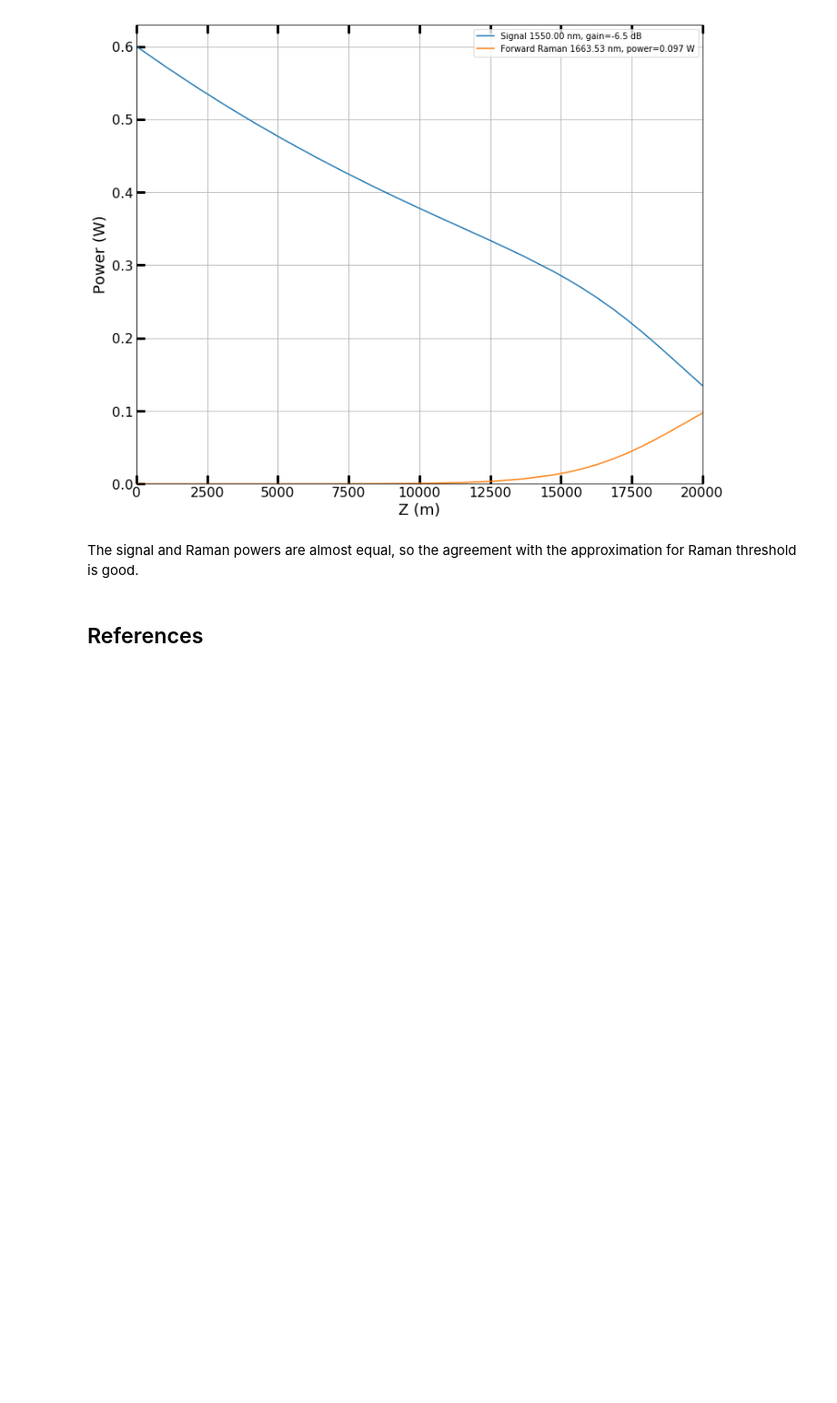
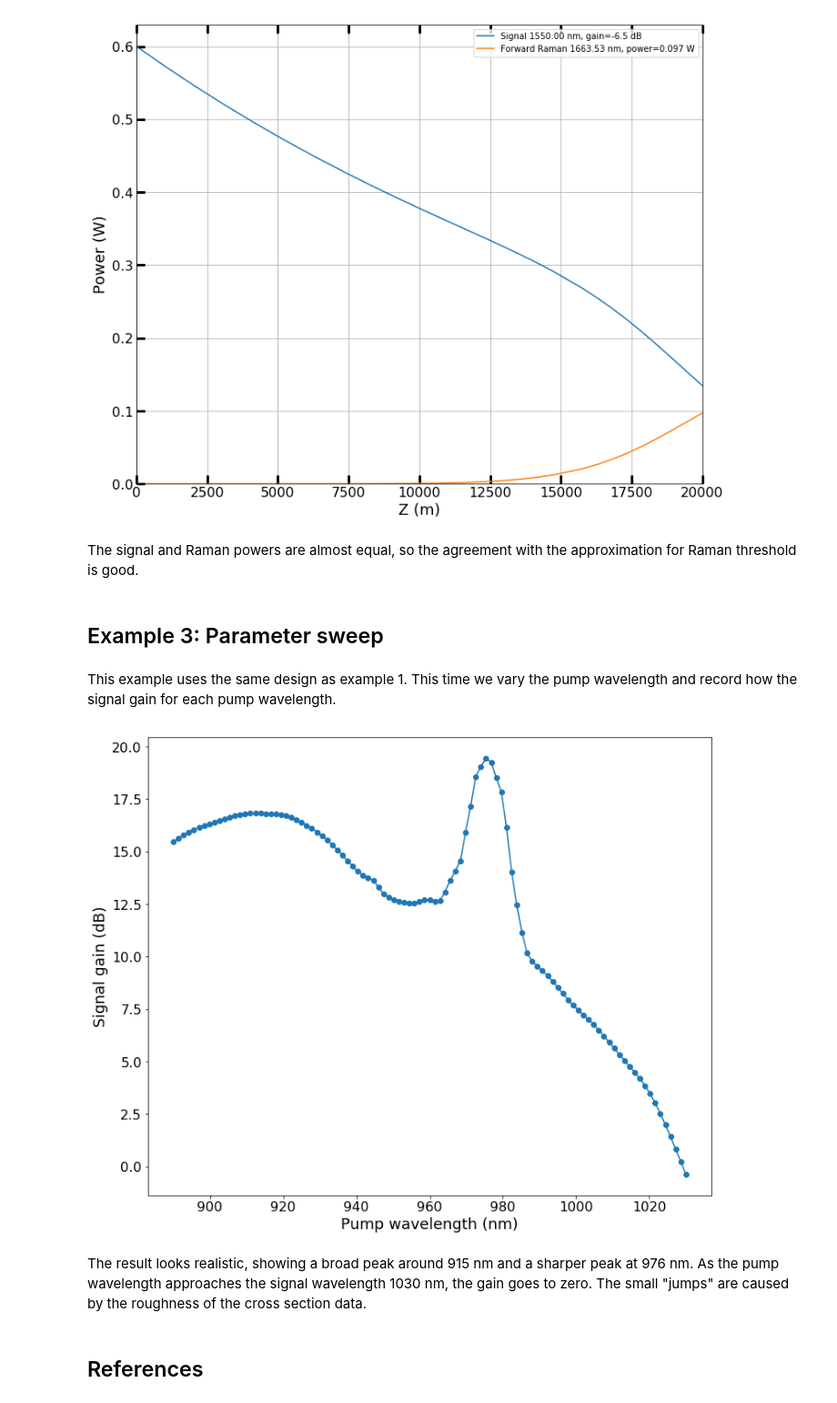
Before and after one commit to Jomiri/pyfiberamp, a Jupyter notebook: Examples.ipynb, the cells around one changed output. Shown: that part at 91% size. Saved outputs shown, nothing was run; the diff lists cells and outputs as text; code cells hidden in the pictures; blank space fills up the shorter version.

```diff
--- a/Examples.ipynb
+++ b/Examples.ipynb
@@ -25,7 +25,7 @@ yb_number_density = 3e25
 background_loss = 0
 # %%
 # Create the fiber
-fiber = YbDopedDoubleCladFiber(length=length,
+dc_fiber = YbDopedDoubleCladFiber(length=length,
                                core_radius=core_radius,
                                ratio_of_core_and_cladding_diameters=ratio_of_core_and_cladding_diameters,
                                core_na=core_na,
@@ -33,7 +33,7 @@ fiber = YbDopedDoubleCladFiber(length=length,
                                background_loss=background_loss)
 # %%
 # Create the simulation and add signal and pump channels
-simulation = FiberAmplifierSimulation(fiber)
+simulation = FiberAmplifierSimulation(dc_fiber)
 simulation.add_cw_signal(wl=1030e-9, power=0.4, mode_field_diameter=9.6e-6)
 simulation.add_backward_pump(wl=914e-9, power=47.2)
 # %%
@@ -94,6 +95,46 @@ raman_result.plot_power_evolution()
 [figure]
 # %% [markdown]
 The signal and Raman powers are almost equal, so the agreement with the approximation for Raman threshold is good.
+# %% [markdown]
+## Example 3: Parameter sweep
+# %% [markdown]
+This example uses the same design as example 1. This time we vary the pump wavelength and record how the signal gain for each pump wavelength.
+# %%
+# Parameters
+pump_wavelengths = np.linspace(890, 1030, 101) * 1e-9
+simulated_gains = []
+result = None
+# %%
+# Running the simulation with different pump wavelengths
+for pump_wl in pump_wavelengths:
+    # The simulation has to be initialized again even though only one parameter changes
+    simulation = FiberAmplifierSimulation(dc_fiber)
+    simulation.solver_verbosity = 0
+    simulation.add_cw_signal(wl=1030e-9, power=0.4, mode_field_diameter=2 * 4.8e-6)
+    simulation.add_backward_pump(wl=pump_wl, power=47.2)
+
+    # Starting from the 2nd simulation, we can use the result of the previous simulation as
+    # the initial guess for the next simulation to speed up the calculation.
+    if result is not None:
+        simulation.set_guess_array(result.P)
+
+    # The simulation is run and the gain is stored in a list
+    result = simulation.run(tol=1e-5)
+    result_dict = result.make_result_dict()
+    signal_gain = result_dict['forward_signal']['gain'][0]
+    simulated_gains.append(signal_gain)
+# %%
+# Plotting the gain vs. pump wavelength
+plt.plot(pump_wavelengths * 1e9, simulated_gains, '-o')
+plt.xlabel('Pump wavelength (nm)', fontsize=18)
+plt.ylabel('Signal gain (dB)', fontsize=18)
+plt.xticks(fontsize=16)
+plt.yticks(fontsize=16)
+plt.show()
+# %% [output]
+[figure, added]
+# %% [markdown]
+The result looks realistic, showing a broad peak around 915 nm and a sharper peak at 976 nm. As the pump wavelength approaches the signal wavelength 1030 nm, the gain goes to zero. The small "jumps" are caused by the roughness of the cross section data.
 # %% [markdown]
 ## References
 # %% [markdown]
```
Also changed, not shown: parts of 3 cells of this notebook, 10 other files.
